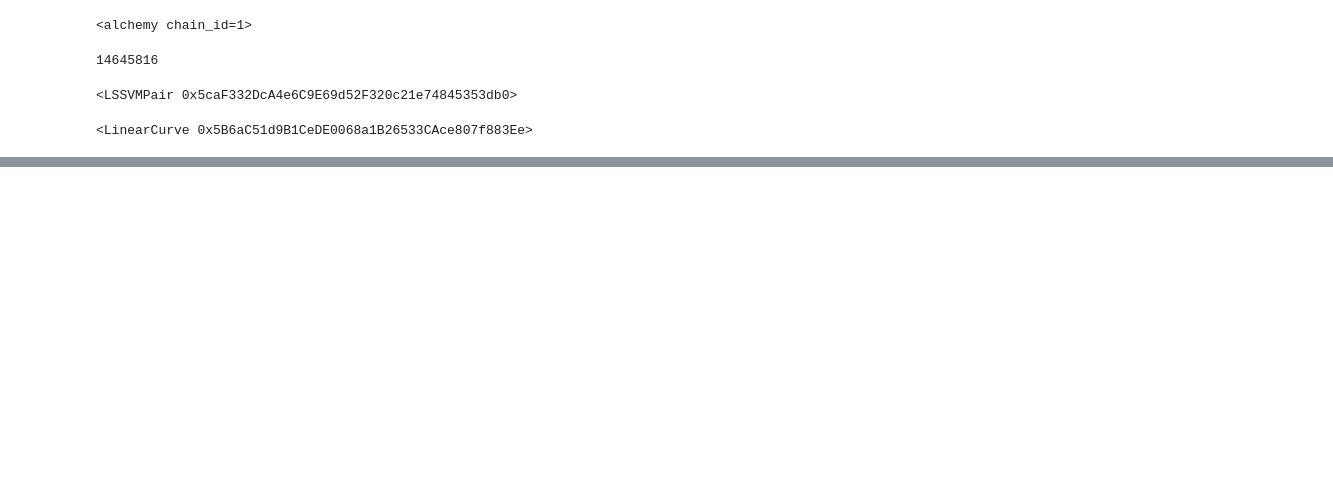
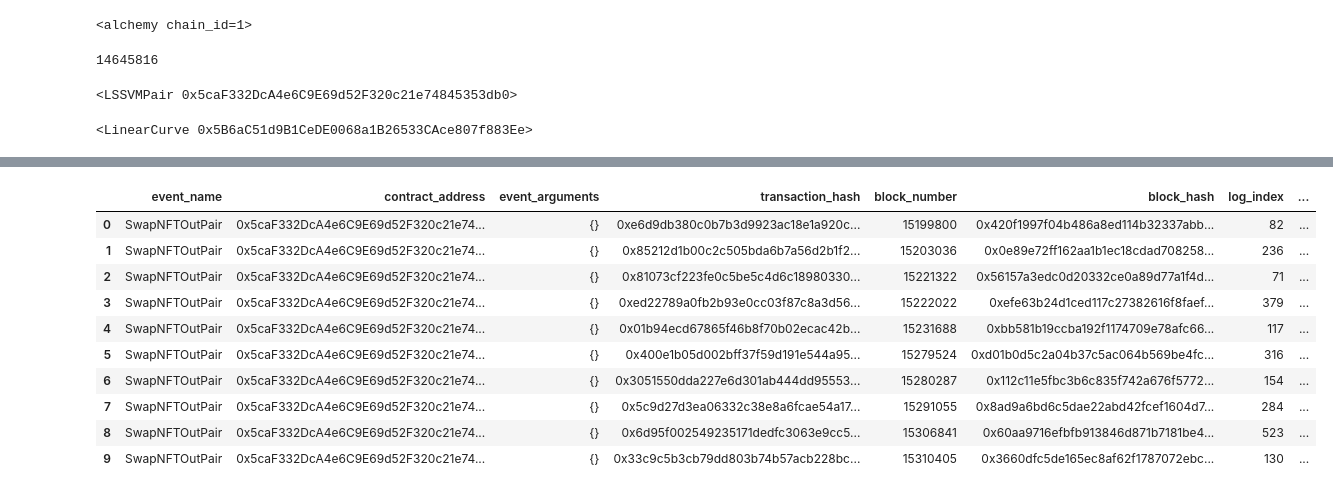
Before and after one commit to fmrmf/sudo-ape, a Jupyter notebook: notebook/sudo-pool.ipynb, the cells around one changed output, grey strips where cells are left out. Saved outputs shown, nothing was run; the diff lists cells and outputs as text; code cells hidden in the pictures; blank space fills up the shorter version.

```diff
--- a/notebook/sudo-pool.ipynb
+++ b/notebook/sudo-pool.ipynb
@@ -59,0 +88,5 @@ INFO: Cache database has not been initialized
+# %%
+# query for historical NFT out swap events
+%time query_swaps_out = pool.SwapNFTOutPair.query('*', start_block=start_block)
+query_swaps_out[:10]
+# %% [output]
@@ -59,0 +95,11 @@ INFO: Cache database has not been initialized
+|  | event_name | contract_address | event_arguments | transaction_hash | block_number | block_hash | log_index | ... |
+| 0 | SwapNFTOutPair | 0x5caF332DcA4e6C9E69d52F320c21e74... | {} | 0xe6d9db380c0b7b3d9923ac18e1a920c... | 15199800 | 0x420f1997f04b486a8ed114b32337abb... | 82 | ... |
+| 1 | SwapNFTOutPair | 0x5caF332DcA4e6C9E69d52F320c21e74... | {} | 0x85212d1b00c2c505bda6b7a56d2b1f2... | 15203036 | 0x0e89e72ff162aa1b1ec18cdad708258... | 236 | ... |
+| 2 | SwapNFTOutPair | 0x5caF332DcA4e6C9E69d52F320c21e74... | {} | 0x81073cf223fe0c5be5c4d6c18980330... | 15221322 | 0x56157a3edc0d20332ce0a89d77a1f4d... | 71 | ... |
+| 3 | SwapNFTOutPair | 0x5caF332DcA4e6C9E69d52F320c21e74... | {} | 0xed22789a0fb2b93e0cc03f87c8a3d56... | 15222022 | 0xefe63b24d1ced117c27382616f8faef... | 379 | ... |
+| 4 | SwapNFTOutPair | 0x5caF332DcA4e6C9E69d52F320c21e74... | {} | 0x01b94ecd67865f46b8f70b02ecac42b... | 15231688 | 0xbb581b19ccba192f1174709e78afc66... | 117 | ... |
+| 5 | SwapNFTOutPair | 0x5caF332DcA4e6C9E69d52F320c21e74... | {} | 0x400e1b05d002bff37f59d191e544a95... | 15279524 | 0xd01b0d5c2a04b37c5ac064b569be4fc... | 316 | ... |
+| 6 | SwapNFTOutPair | 0x5caF332DcA4e6C9E69d52F320c21e74... | {} | 0x3051550dda227e6d301ab444dd95553... | 15280287 | 0x112c11e5fbc3b6c835f742a676f5772... | 154 | ... |
+| 7 | SwapNFTOutPair | 0x5caF332DcA4e6C9E69d52F320c21e74... | {} | 0x5c9d27d3ea06332c38e8a6fcae54a17... | 15291055 | 0x8ad9a6bd6c5dae22abd42fcef1604d7... | 284 | ... |
+| 8 | SwapNFTOutPair | 0x5caF332DcA4e6C9E69d52F320c21e74... | {} | 0x6d95f002549235171dedfc3063e9cc5... | 15306841 | 0x60aa9716efbfb913846d871b7181be4... | 523 | ... |
+| 9 | SwapNFTOutPair | 0x5caF332DcA4e6C9E69d52F320c21e74... | {} | 0x33c9c5b3cb79dd803b74b57acb228bc... | 15310405 | 0x3660dfc5de165ec8af62f1787072ebc... | 130 | ... |
```
Also changed, not shown: parts of 9 cells of this notebook, 1 other file.
